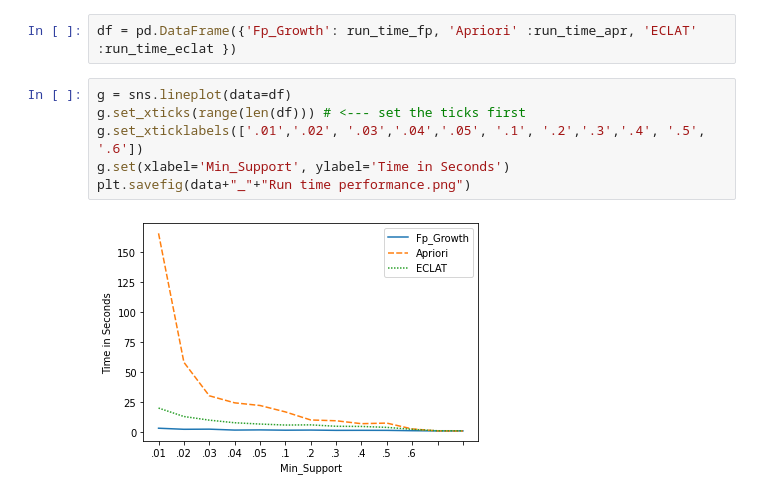
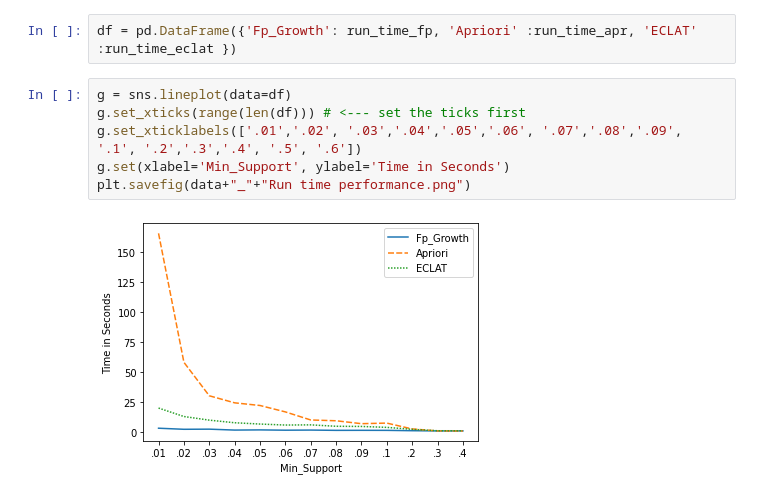
Before and after one commit to BlackCurrantDS/Mining-Rare-Association-Rules, a Jupyter notebook: SPMF_algoComparision_adult.ipynb, the cells around one changed output. Saved outputs shown, nothing was run; the diff lists cells and outputs as text.

```diff
--- a/SPMF_algoComparision_adult.ipynb
+++ b/SPMF_algoComparision_adult.ipynb
@@ -210,8 +210,8 @@ df = pd.DataFrame({'Fp_Growth': run_time_fp, 'Apriori' :run_time_apr, 'ECLAT' :r
 # %%
 g = sns.lineplot(data=df)
 g.set_xticks(range(len(df))) # <--- set the ticks first
-g.set_xticklabels(['.01','.02', '.03','.04','.05', '.1', '.2','.3','.4', '.5', '.6'])
+g.set_xticklabels(['.01','.02', '.03','.04','.05','.06', '.07','.08','.09', '.1', '.2','.3','.4', '.5', '.6'])
 g.set(xlabel='Min_Support', ylabel='Time in Seconds')
 plt.savefig(data+"_"+"Run time performance.png")
 # %% [output]
-[figure, old version]
+[figure, new version]
```
